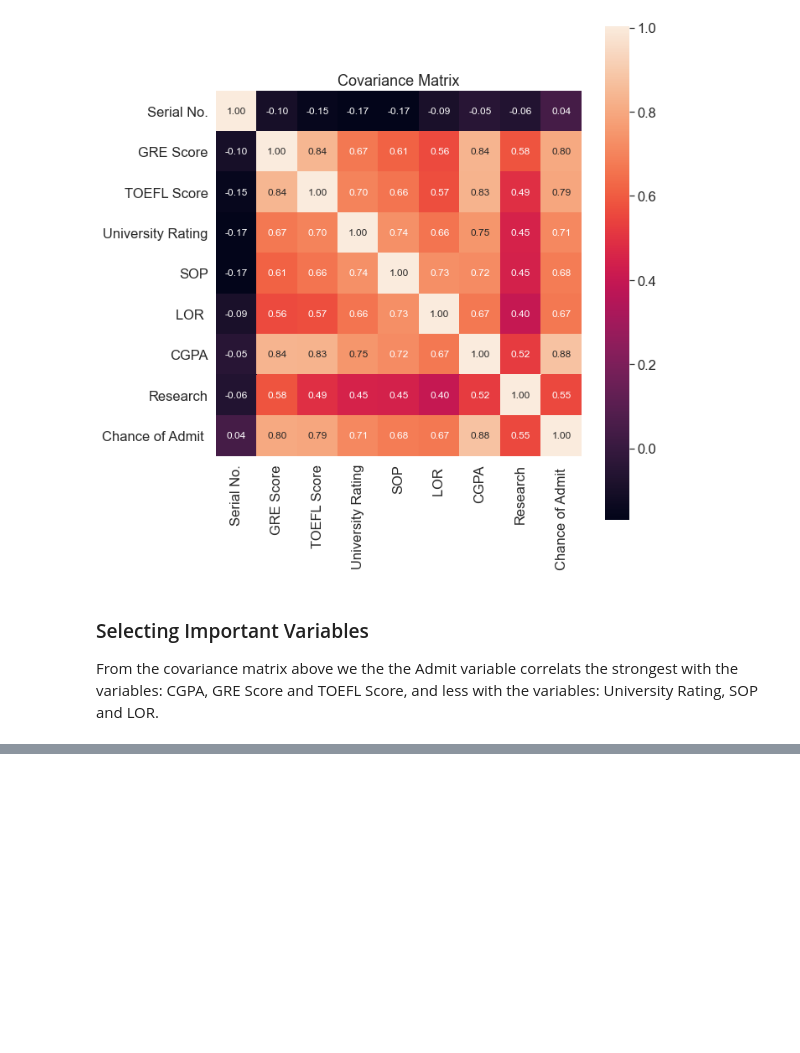
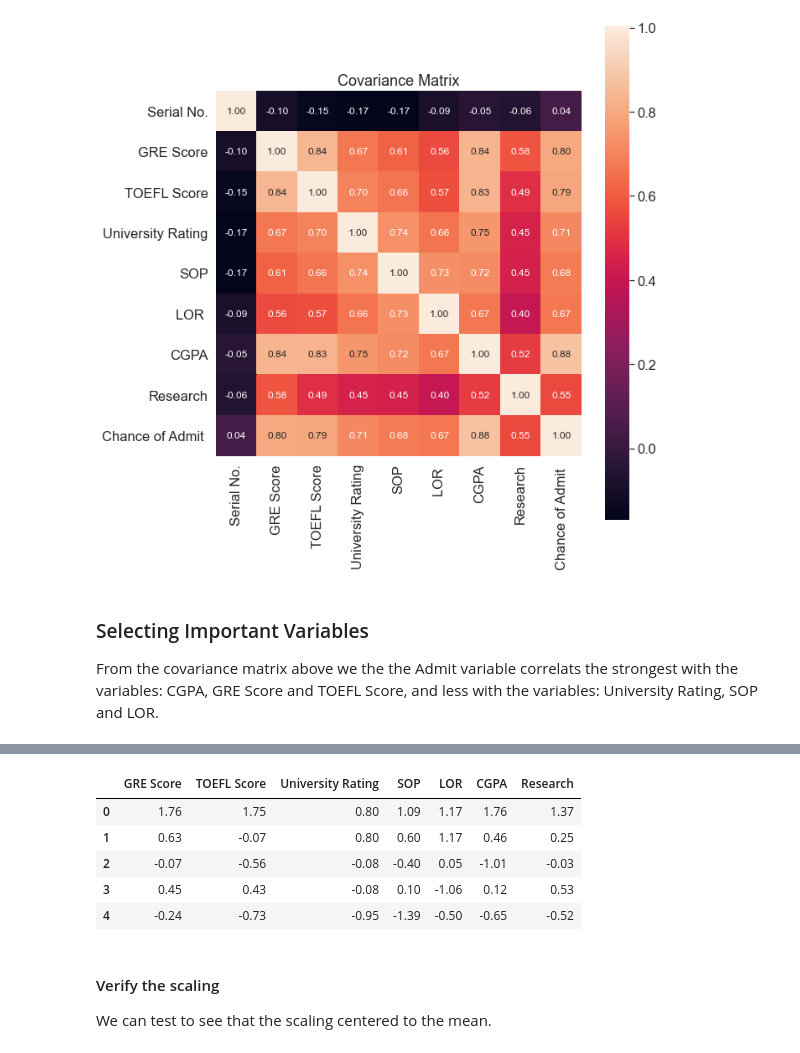
Before and after one commit to jharvey407/AdmissionPredictionModel, a Jupyter notebook: Admission Predictions.ipynb, the cells around one changed output, grey strips where cells are left out. Cells and saved outputs as stored; diff of their text form; code cells hidden in the pictures; blank space fills up the shorter version.

```diff
--- a/Admission Predictions.ipynb
+++ b/Admission Predictions.ipynb
@@ -120,0 +155,19 @@ From the covariance matrix above we the the Admit variable correlats the stronge
+# %%
+cols_scaled = ['GRE Score', 'TOEFL Score', 'University Rating', 'SOP', 'LOR ', 'CGPA', 'Research'] # Column names for scaled data
+
+admit_X_scale = scale(admit_data_X)  # Scale the data
+
+admit_X_scaled = pd.DataFrame(admit_X_scale, columns=cols_scaled) # Convert to dataframe
+
+admit_X_scaled.head().round(2)
+# %% [output]
+|  | GRE Score | TOEFL Score | University Rating | SOP | LOR | CGPA | Research |
+| 0 | 1.76 | 1.75 | 0.80 | 1.09 | 1.17 | 1.76 | 1.37 |
+| 1 | 0.63 | -0.07 | 0.80 | 0.60 | 1.17 | 0.46 | 0.25 |
+| 2 | -0.07 | -0.56 | -0.08 | -0.40 | 0.05 | -1.01 | -0.03 |
+| 3 | 0.45 | 0.43 | -0.08 | 0.10 | -1.06 | 0.12 | 0.53 |
+| 4 | -0.24 | -0.73 | -0.95 | -1.39 | -0.50 | -0.65 | -0.52 |
+# %% [markdown]
+#### Verify the scaling
+
+We can test to see that the scaling centered to the mean.
```
Also changed, not shown: parts of 17 cells of this notebook.
